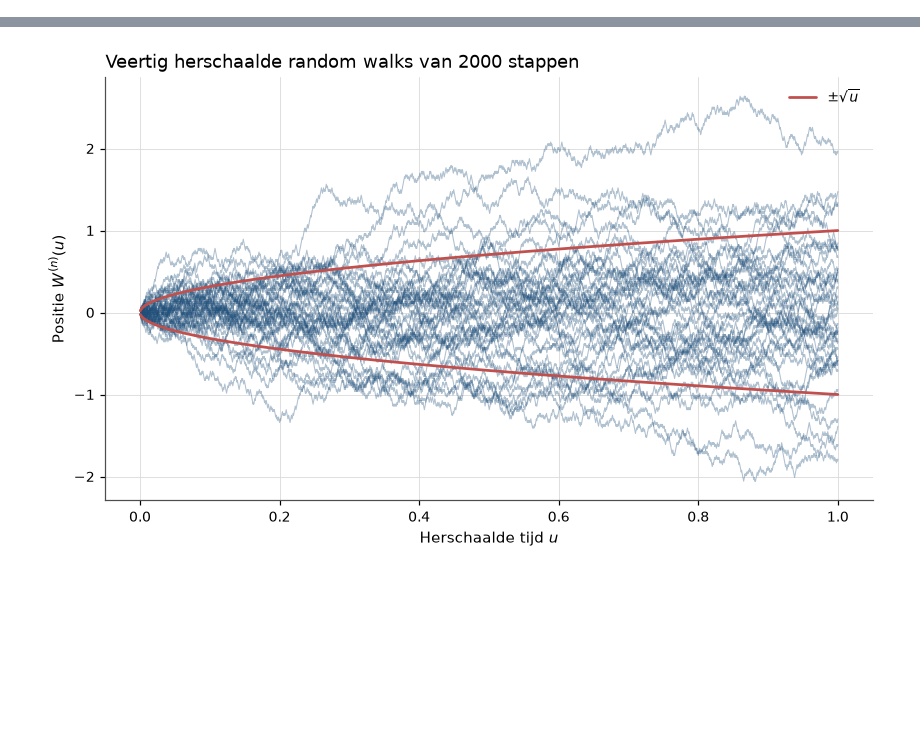
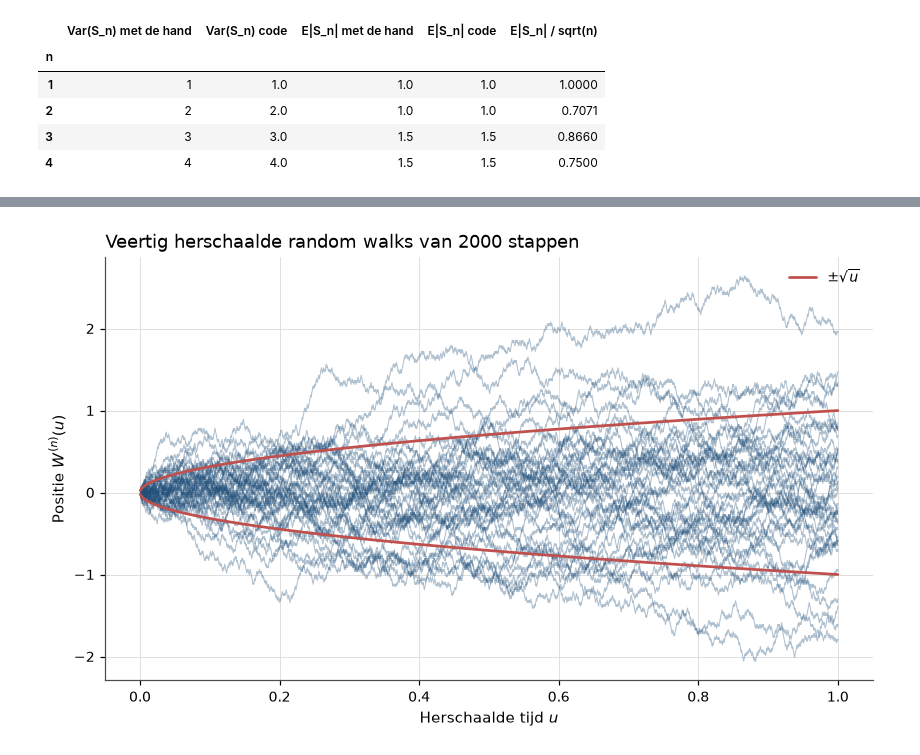
Before and after one commit to MaartenN14/history-asset-pricing, a Jupyter notebook: lectures/01_02_bachelier.ipynb, the cells around one changed output, grey strips where cells are left out. Cells and saved outputs as stored; diff of their text form; code cells hidden in the pictures; blank space fills up the shorter version.

```diff
--- a/lectures/01_02_bachelier.ipynb
+++ b/lectures/01_02_bachelier.ipynb
@@ -284,0 +188,27 @@ $\SD(W_{t+h} - W_t) = \sqrt{h}$, en $\E|W_{t+h} - W_t| = \sqrt{2h/\pi}$.
+# %%
+paths = np.array(list(product([-1, 1], repeat=4)))   # 16 paden van 4 stappen
+positions = paths.cumsum(axis=1)                     # kolom n-1 bevat S_n
+final = positions[:, -1]                             # eindpositie S_4
+
+n = np.arange(1, 5)
+var_by_code = positions.var(axis=0)
+mean_abs_by_code = np.abs(positions).mean(axis=0)
+
+toy = pd.DataFrame(
+    {
+        "Var(S_n) met de hand": [1, 2, 3, 4],
+        "Var(S_n) code": var_by_code,
+        "E|S_n| met de hand": [1.0, 1.0, 1.5, 1.5],
+        "E|S_n| code": mean_abs_by_code,
+        "E|S_n| / sqrt(n)": mean_abs_by_code / np.sqrt(n),
+    },
+    index=pd.Index(n, name="n"),
+)
+toy.round(4)
+# %% [output]
+|  | Var(S_n) met de hand | Var(S_n) code | E|S_n| met de hand | E|S_n| code | E|S_n| / sqrt(n) |
+| n |  |  |  |  |  |
+| 1 | 1 | 1.0 | 1.0 | 1.0 | 1.0000 |
+| 2 | 2 | 2.0 | 1.0 | 1.0 | 0.7071 |
+| 3 | 3 | 3.0 | 1.5 | 1.5 | 0.8660 |
+| 4 | 4 | 4.0 | 1.5 | 1.5 | 0.7500 |
```
Also changed, not shown: parts of 44 cells of this notebook, 4 other files.
